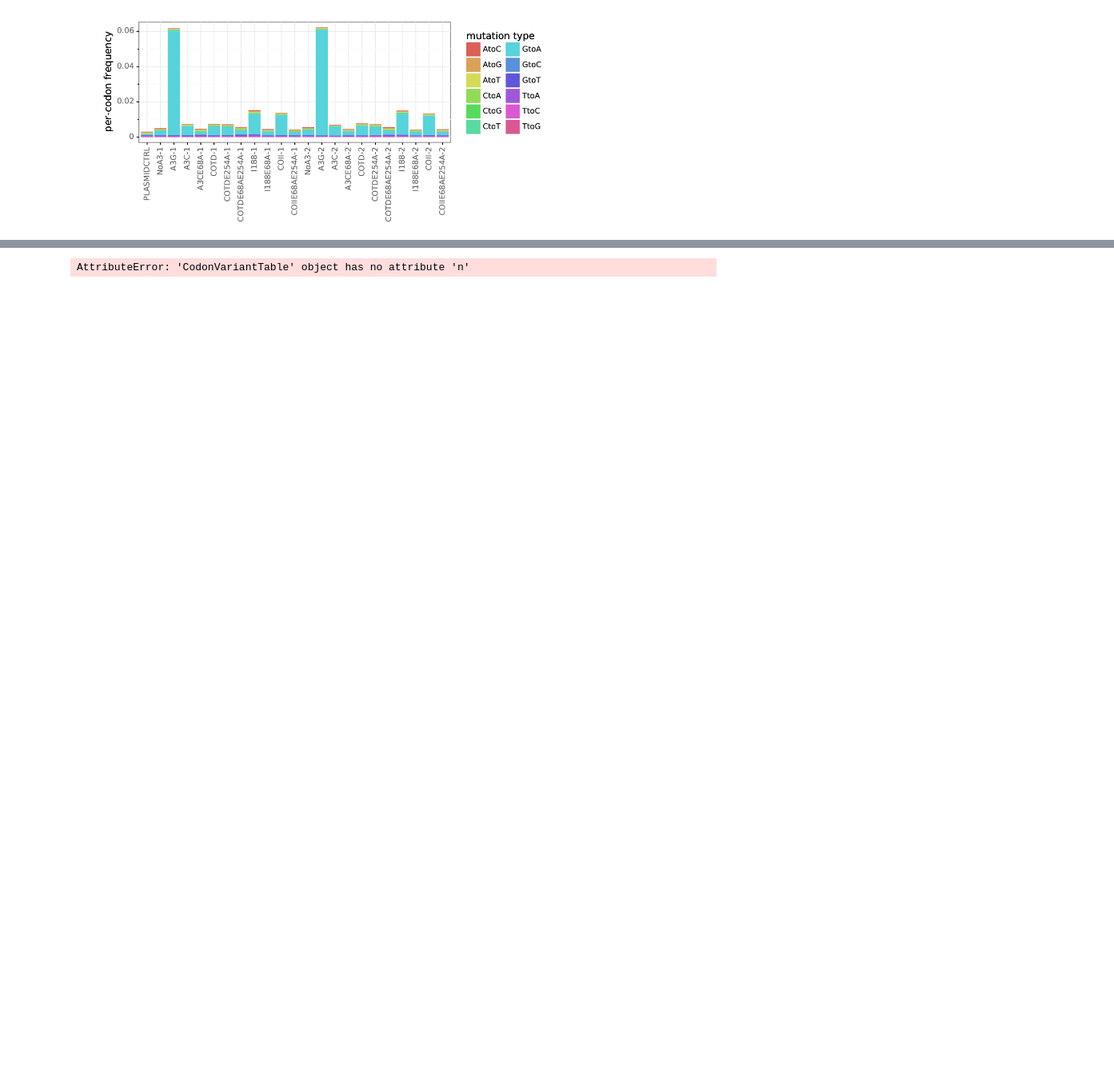
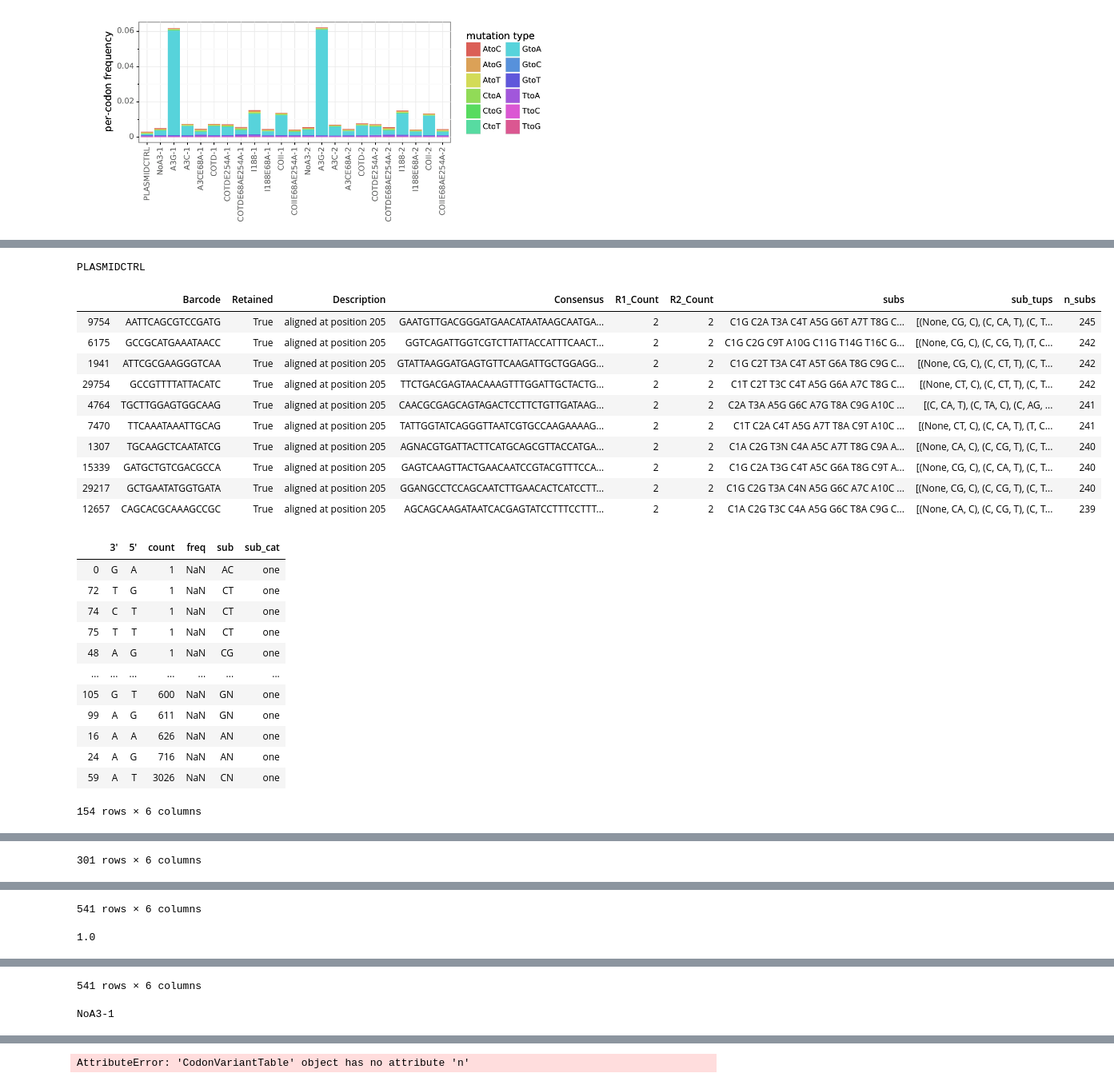
Before and after one commit to jbloomlab/SuperRestrictionFactor_Hypermutation, a Jupyter notebook: analysis_notebook.ipynb, the cells around one changed output, grey strips where cells are left out. Shown at 80% size. Saved outputs shown, nothing was run; the diff lists cells and outputs as text; code cells hidden in the pictures; blank space fills up the shorter version.

Commit message:
initial motif heat map analysis

```diff
--- a/analysis_notebook.ipynb
+++ b/analysis_notebook.ipynb
@@ -299,0 +404,19 @@ showPDF(countsplotprefix + '_singlentchanges.pdf', width=600)
+# %%
+def subs_to_motifs(subs_list, gene):
+    """Return substitution as tuple (5'nt, sub, 3'nt)."""
+    motifs = []
+    for sub in subs_list:
+        site = int(sub[1:-1])
+        change = f"{sub[0]}{sub[-1]}"
+        if site == 1:
+            threeprime_nt = gene[site]
+            motif = (None, change, threeprime_nt)
+        elif site == len(gene):
+            fiveprime_nt = gene[site-2]
+            motif = (fiveprime_nt, change, None)
+        else:
+            fiveprime_nt = gene[site-2]
+            threeprime_nt = gene[site]
+            motif = (fiveprime_nt, change, threeprime_nt)
+        motifs.append(motif)
+    return(motifs)
@@ -299,0 +494,56 @@ showPDF(countsplotprefix + '_singlentchanges.pdf', width=600)
+# %%
+for sample in ['PLASMIDCTRL', 'NoA3-1', 'A3G-1', 'A3C-1']:
+    print(sample)
+    sample_df = mutinfo_dfs[sample]
+    display(sample_df.sort_values('n_subs', ascending=False).head(10))
+    one_sub = sample_df[sample_df['n_subs'] == 1]
+    low_sub = sample_df[(sample_df['n_subs'] > 1) &
+                            (sample_df['n_subs'] <= 10)]
+    high_sub = sample_df[sample_df['n_subs'] > 10]
+    sample_subs_counts = pd.DataFrame(columns=['sub',"5'", "3'", 'count', 'freq', 'sub_cat'])
+    for sub_df, sub_cat in [(one_sub, 'one'), (low_sub, 'low'), (high_sub, 'high')]:
+        sub_info_list = [sub_tup for sub_tups in sub_df['sub_tups'].to_list() for sub_tup in sub_tups]
+        sub_info_df = pd.DataFrame(sub_info_list, columns=["5'", 'sub', "3'"])
+        sub_info_df_counts = pd.DataFrame({'count' : sub_info_df.groupby( ["sub", "5'", "3'"] ).size()}).reset_index()
+        sub_info_df_counts['sub_cat'] = [sub_cat]*len(sub_info_df_counts)
+        sample_subs_counts = sample_subs_counts.append(sub_info_df_counts, ignore_index=True)
+        sample_subs_counts['count'] = sample_subs_counts['count'].astype('int32')
+        display(sample_subs_counts.sort_values(['count']))
+
+    sample_subs_counts['freq'] = sample_subs_counts['count'] / sum(sample_subs_counts['count'])
+    print(sum(sample_subs_counts['freq']))
+    display(sample_subs_counts)
+    heat_map = (ggplot(sample_subs_counts, aes("3'", "5'", fill='freq')) +
+                geom_tile() +
+                scale_fill_cmap(name='plasma', limits=[0, 0.06]) +
+                facet_grid(['sub_cat', 'sub'], labeller='label_value')+
+                labs(title=f"{sample}")
+               )
+
+    _heat_map = heat_map.draw()
+# %% [output]
+PLASMIDCTRL
+|  | Barcode | Retained | Description | Consensus | R1_Count | R2_Count | subs | sub_tups | n_subs |
+| 9754 | AATTCAGCGTCCGATG | True | aligned at position 205 | GAATGTTGACGGGATGAACATAATAAGCAATGA... | 2 | 2 | C1G C2A T3A C4T A5G G6T A7T T8G C... | [(None, CG, C), (C, CA, T), (C, T... | 245 |
+| 6175 | GCCGCATGAAATAACC | True | aligned at position 205 | GGTCAGATTGGTCGTCTTATTACCATTTCAACT... | 2 | 2 | C1G C2G C9T A10G C11G T14G T16C G... | [(None, CG, C), (C, CG, T), (T, C... | 242 |
+| 1941 | ATTCGCGAAGGGTCAA | True | aligned at position 205 | GTATTAAGGATGAGTGTTCAAGATTGCTGGAGG... | 2 | 2 | C1G C2T T3A C4T A5T G6A T8G C9G C... | [(None, CG, C), (C, CT, T), (C, T... | 242 |
+| 29754 | GCCGTTTTATTACATC | True | aligned at position 205 | TTCTGACGAGTAACAAAGTTTGGATTGCTACTG... | 2 | 2 | C1T C2T T3C C4T A5G G6A A7C T8G C... | [(None, CT, C), (C, CT, T), (C, T... | 242 |
+| 4764 | TGCTTGGAGTGGCAAG | True | aligned at position 205 | CAACGCGAGCAGTAGACTCCTTCTGTTGATAAG... | 2 | 2 | C2A T3A A5G G6C A7G T8A C9G A10C ... | [(C, CA, T), (C, TA, C), (C, AG, ... | 241 |
+| 7470 | TTCAAATAAATTGCAG | True | aligned at position 205 | TATTGGTATCAGGGTTAATCGTGCCAAGAAAAG... | 2 | 2 | C1T C2A C4T A5G A7T T8A C9T A10C ... | [(None, CT, C), (C, CA, T), (T, C... | 241 |
+| 1307 | TGCAAGCTCAATATCG | True | aligned at position 205 | AGNACGTGATTACTTCATGCAGCGTTACCATGA... | 2 | 2 | C1A C2G T3N C4A A5C A7T T8G C9A A... | [(None, CA, C), (C, CG, T), (C, T... | 240 |
+| 15339 | GATGCTGTCGACGCCA | True | aligned at position 205 | GAGTCAAGTTACTGAACAATCCGTACGTTTCCA... | 2 | 2 | C1G C2A T3G C4T A5C G6A T8G C9T A... | [(None, CG, C), (C, CA, T), (C, T... | 240 |
+| 29217 | GCTGAATATGGTGATA | True | aligned at position 205 | GGANGCCTCCAGCAATCTTGAACACTCATCCTT... | 2 | 2 | C1G C2G T3A C4N A5G G6C A7C A10C ... | [(None, CG, C), (C, CG, T), (C, T... | 240 |
+| 12657 | CAGCACGCAAAGCCGC | True | aligned at position 205 | AGCAGCAAGATAATCACGAGTATCCTTTCCTTT... | 2 | 2 | C1A C2G T3C C4A A5G G6C T8A C9G C... | [(None, CA, C), (C, CG, T), (C, T... | 239 |
+|  | 3' | 5' | count | freq | sub | sub_cat |
+| 0 | G | A | 1 | NaN | AC | one |
+| 72 | T | G | 1 | NaN | CT | one |
+| 74 | C | T | 1 | NaN | CT | one |
+| 75 | T | T | 1 | NaN | CT | one |
+| 48 | A | G | 1 | NaN | CG | one |
+| ... | ... | ... | ... | ... | ... | ... |
+| 105 | G | T | 600 | NaN | GN | one |
+| 99 | A | G | 611 | NaN | GN | one |
+| 16 | A | A | 626 | NaN | AN | one |
+| 24 | A | G | 716 | NaN | AN | one |
+| 59 | A | T | 3026 | NaN | CN | one |
+154 rows × 6 columns
@@ -299,0 +562 @@ showPDF(countsplotprefix + '_singlentchanges.pdf', width=600)
+301 rows × 6 columns
@@ -299,0 +575,2 @@ showPDF(countsplotprefix + '_singlentchanges.pdf', width=600)
+541 rows × 6 columns
+1.0
@@ -299,0 +589,2 @@ showPDF(countsplotprefix + '_singlentchanges.pdf', width=600)
+541 rows × 6 columns
+NoA3-1
```
Also changed, not shown: parts of 11 cells of this notebook, 1 other file.
